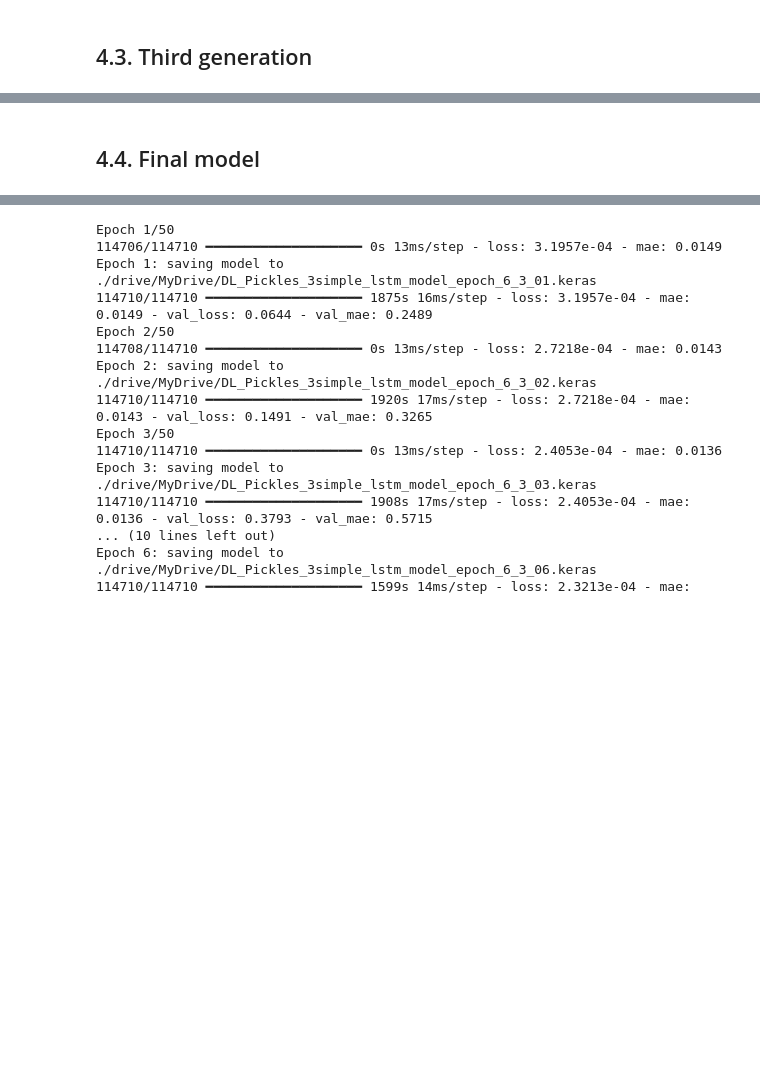
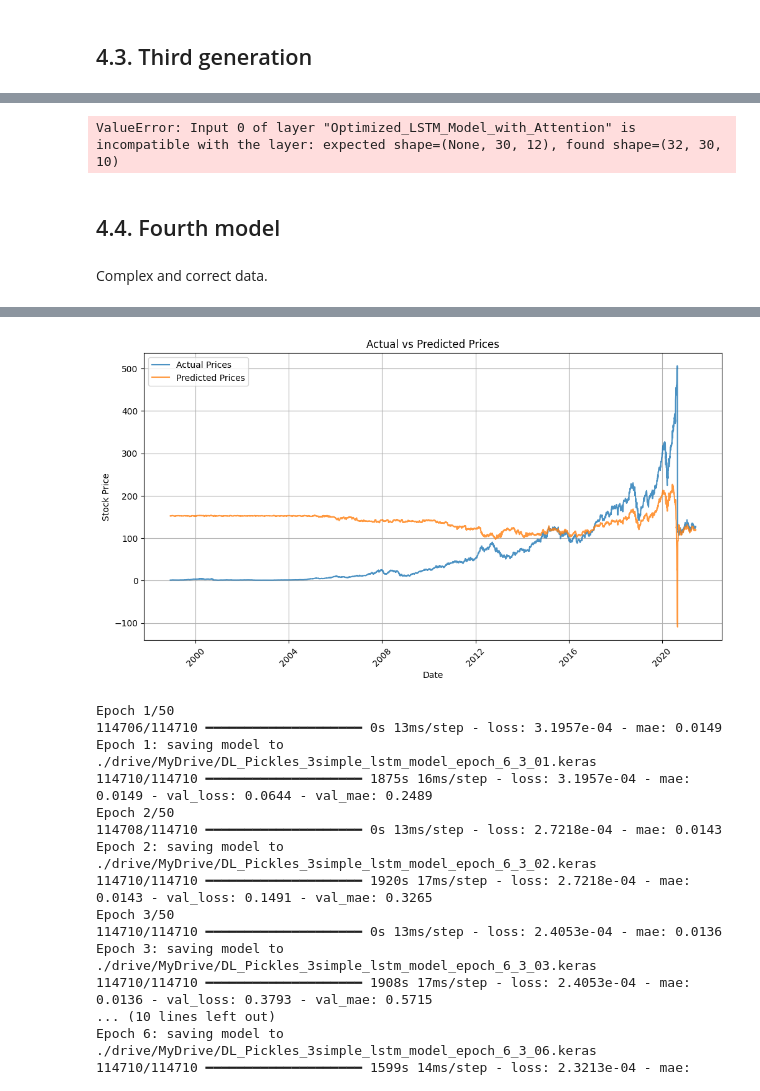
Before and after one commit to thunder913/Deep-Learning, a Jupyter notebook: stocks_deep_learning.ipynb, the cells around one changed output, grey strips where cells are left out. Drawn from its saved outputs; the diff is of its cells as text; code cells hidden in the pictures; blank space fills up the shorter version.

```diff
--- a/stocks_deep_learning.ipynb
+++ b/stocks_deep_learning.ipynb
@@ -778,2 +893,13 @@ Model: "Optimized_LSTM_Model_with_Attention"
+# %%
+evaluate_model_on_ticker("AAPL", third_model)
+# %% [output]
+ValueError: Input 0 of layer "Optimized_LSTM_Model_with_Attention" is incompatible with the layer: expected shape=(None, 30, 12), found shape=(32, 30, 10)
 # %% [markdown]
-## 4.4. Final model
+## 4.4. Fourth model
+# %% [markdown]
+Complex and correct data.
+# %%
+fourth_model = load_model('./pickles/fourth_gen_model.keras')
+# %%
+evaluate_model_on_ticker("AAPL", fourth_model)
+# %% [output]
@@ -780,3 +908,4 @@ Model: "Optimized_LSTM_Model_with_Attention"
+[figure, added]
 # %%
 # Define the checkpoint callback
 checkpoint = ModelCheckpoint(
```
Also changed, not shown: parts of 17 cells of this notebook, 4 other files.
